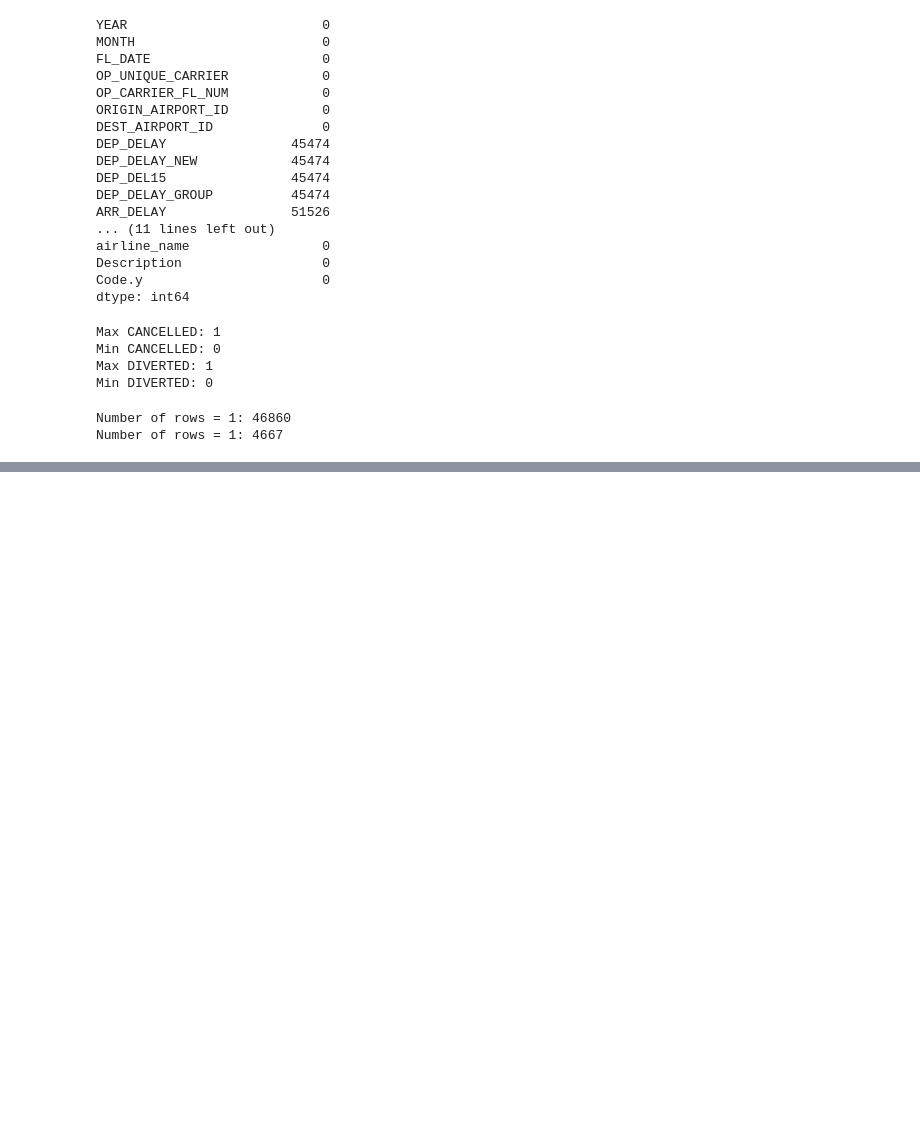
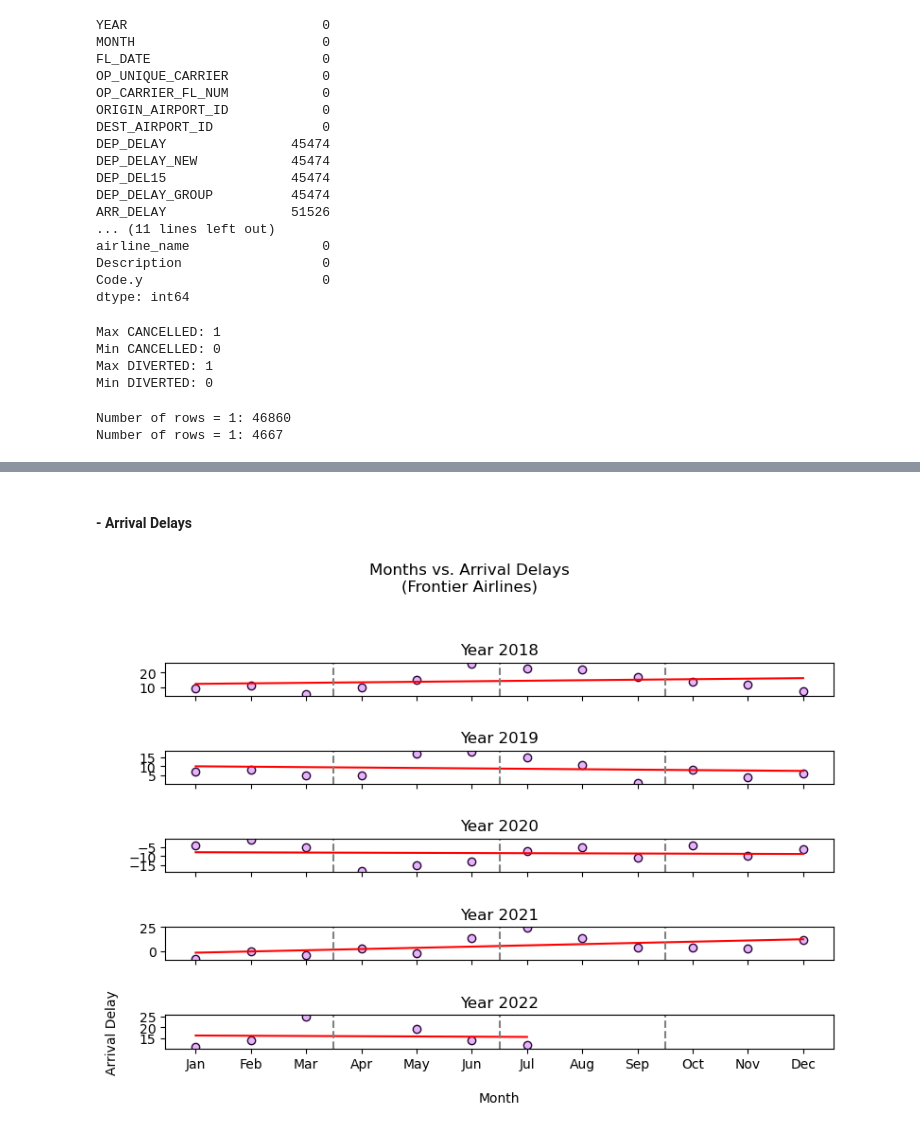
Before and after one commit to mehpree/airline-data-analysis, a Jupyter notebook: AirlineAnalysis.ipynb, the cells around one changed output, grey strips where cells are left out. Drawn from its saved outputs; the diff is of its cells as text; code cells hidden in the pictures; blank space fills up the shorter version.

```diff
--- a/AirlineAnalysis.ipynb
+++ b/AirlineAnalysis.ipynb
@@ -247,0 +522,55 @@ plt.show()
+# %% [markdown]
+#### - Arrival Delays
+# %%
+fig, axes = plt.subplots(nrows=5, ncols=1, figsize=(8, 6), sharex=True)
+
+# Iterating over each year and creating scatter plots
+i=1-5
+for i, year in enumerate(years1):
+    #To choose the year in the DataFrame
+    data = frontier_df[frontier_df["Year"] == year]
+
+    #To choose the axis number
+    ax = axes[i]
+
+    #Plotting the scatter plot
+    ax.scatter(data['Month'], data['Arrival Delay'], color = "#e4b5f7", edgecolor = "#2a0638")
+
+    #Plotting the Regression Line
+    (slope, intercept, rvalue, pvalue, stderr) = st.linregress(data['Month'], data['Arrival Delay'])
+    regress_values1 = data['Month'] * slope + intercept
+    ax.plot(data['Month'],regress_values1,"r-")
+
+    #Dividing the graph to represent each quarterly
+    ax.axvline(x=3.5, color='gray', linestyle='--')
+    ax.axvline(x=6.5, color='gray', linestyle='--')
+    ax.axvline(x=9.5, color='gray', linestyle='--')
+
+    #Giving the title to each subplot
+    ax.set_title("\nYear "+ str(year))
+
+    #Setting the y limits
+    #ax.set_ylim(-25, 30)
+
+#     ax.set_ylim(data['Departure Delay'].min(), data['Departure Delay'].max())
+
+    #Marking each month on the x-axis
+    ax.set_xticks(range(1, 13))
+    ax.set_xticklabels(['Jan', 'Feb', 'Mar', 'Apr', 'May', 'Jun', 'Jul',
+                        'Aug', 'Sep', 'Oct', 'Nov', 'Dec'])
+
+#Providing labels for the graph
+plt.xlabel('\nMonth')
+plt.ylabel('Arrival Delay\n')
+fig.suptitle("Months vs. Arrival Delays\n(Frontier Airlines)\n")
+
+# Adjusting spacing between subplots
+plt.tight_layout()
+
+# Displaying the plot
+plt.show()
+
+#Saving the graph to a seperate folder
+fig.savefig("Question_3/Frontier_arrival.png")
+# %% [output]
+[figure, added]
```
Also changed, not shown: parts of 43 cells of this notebook.
